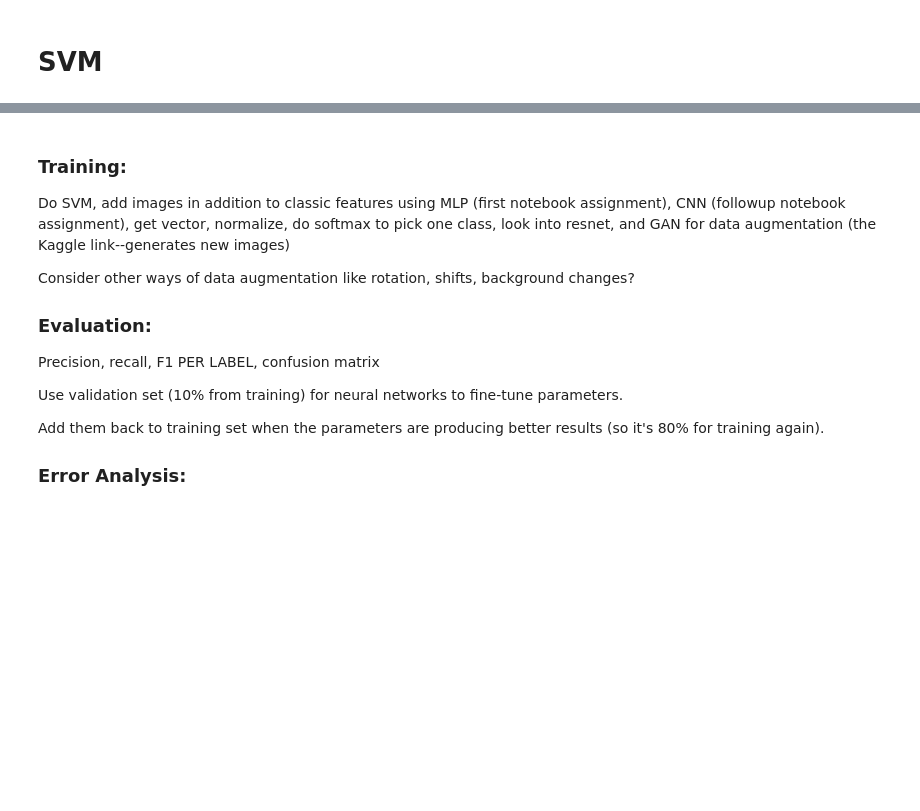
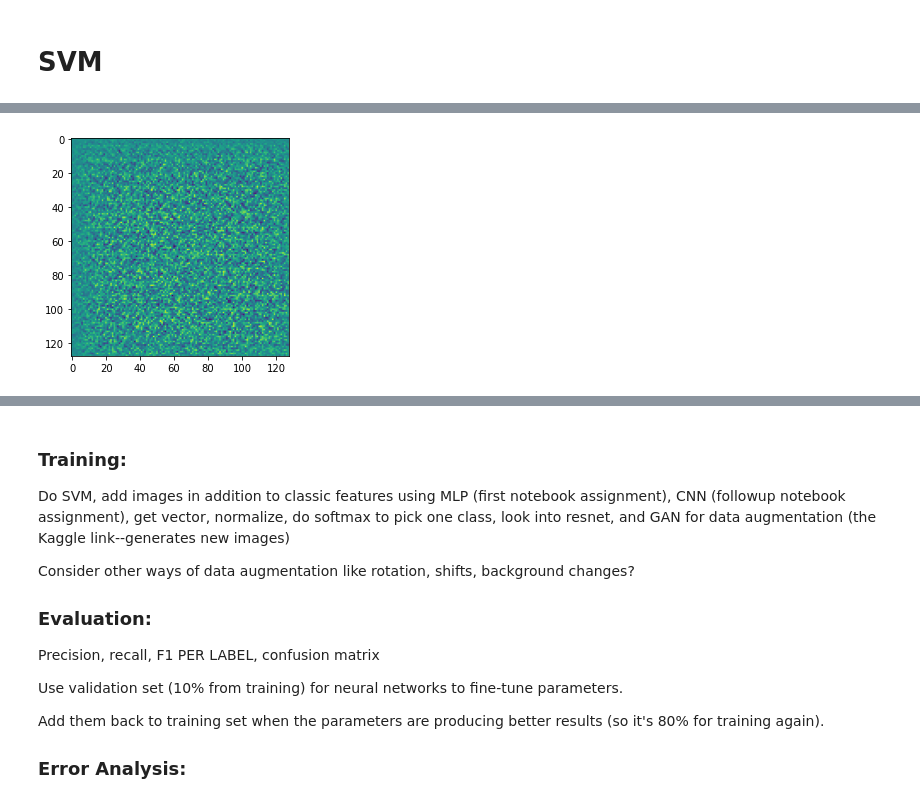
Before and after one commit to AdamKasumovic/CSE404-ML-Project-SS23, a Jupyter notebook: CSE404_ML_Project.ipynb, the cells around one changed output, grey strips where cells are left out. Cells and saved outputs as stored; diff of their text form; code cells hidden in the pictures; blank space fills up the shorter version.

```diff
--- a/CSE404_ML_Project.ipynb
+++ b/CSE404_ML_Project.ipynb
@@ -261,0 +324,39 @@ weighted avg       0.35      0.35      0.31       934
+# %%
+latent_dim = 100
+def Generator():
+    model = tf.keras.Sequential()
+    model.add(layers.Dense(128*128*3, use_bias=False, input_shape=(latent_dim,)))
+    model.add(layers.Reshape((128,128,3)))
+    # downsampling
+    model.add(tf.keras.layers.Conv2D(128,4, strides=1, padding='same',kernel_initializer='he_normal', use_bias=False))
+    model.add(tf.keras.layers.Conv2D(128,4, strides=2, padding='same',kernel_initializer='he_normal', use_bias=False))
+    model.add(tf.keras.layers.BatchNormalization())
+    model.add(tf.keras.layers.LeakyReLU())
+    model.add(tf.keras.layers.Conv2D(256,4, strides=1, padding='same',kernel_initializer='he_normal', use_bias=False))
+    model.add(tf.keras.layers.Conv2D(256,4, strides=2, padding='same',kernel_initializer='he_normal', use_bias=False))
+    model.add(tf.keras.layers.BatchNormalization())
+    model.add(tf.keras.layers.LeakyReLU())
+    model.add(tf.keras.layers.Conv2DTranspose(512, 4, strides=1,padding='same',kernel_initializer='he_normal',use_bias=False))
+    model.add(tf.keras.layers.Conv2D(512,4, strides=2, padding='same',kernel_initializer='he_normal', use_bias=False))
+
+    model.add(tf.keras.layers.LeakyReLU())
+    #upsampling
+    model.add(tf.keras.layers.Conv2DTranspose(512, 4, strides=1,padding='same',kernel_initializer='he_normal',use_bias=False))
+    model.add(tf.keras.layers.Conv2DTranspose(512, 4, strides=2,padding='same',kernel_initializer='he_normal',use_bias=False))
+    model.add(tf.keras.layers.BatchNormalization())
+    model.add(tf.keras.layers.LeakyReLU())
+    model.add(tf.keras.layers.Conv2DTranspose(256, 4, strides=1,padding='same',kernel_initializer='he_normal',use_bias=False))
+    model.add(tf.keras.layers.Conv2DTranspose(256, 4, strides=2,padding='same',kernel_initializer='he_normal',use_bias=False))
+    model.add(tf.keras.layers.BatchNormalization())
+
+    model.add(tf.keras.layers.Conv2DTranspose(128, 4, strides=2,padding='same',kernel_initializer='he_normal',use_bias=False))
+    model.add(tf.keras.layers.Conv2DTranspose(128, 4, strides=1,padding='same',kernel_initializer='he_normal',use_bias=False))
+    model.add(tf.keras.layers.BatchNormalization())
+    model.add(tf.keras.layers.Conv2DTranspose(3,4,strides = 1, padding = 'same',activation = 'tanh'))
+
+
+
+    return model
+# %%
+generator = Generator()
+generator.summary()
@@ -261,0 +423,7 @@ weighted avg       0.35      0.35      0.31       934
+# %%
+noise = np.random.normal(-1,1,(1,100))
+img = generator(noise)
+plt.imshow(img[0,:,:,0])
+plt.show()
+# %% [output]
+[figure, added]
```
Also changed, not shown: parts of 20 cells of this notebook, 1 other file.
